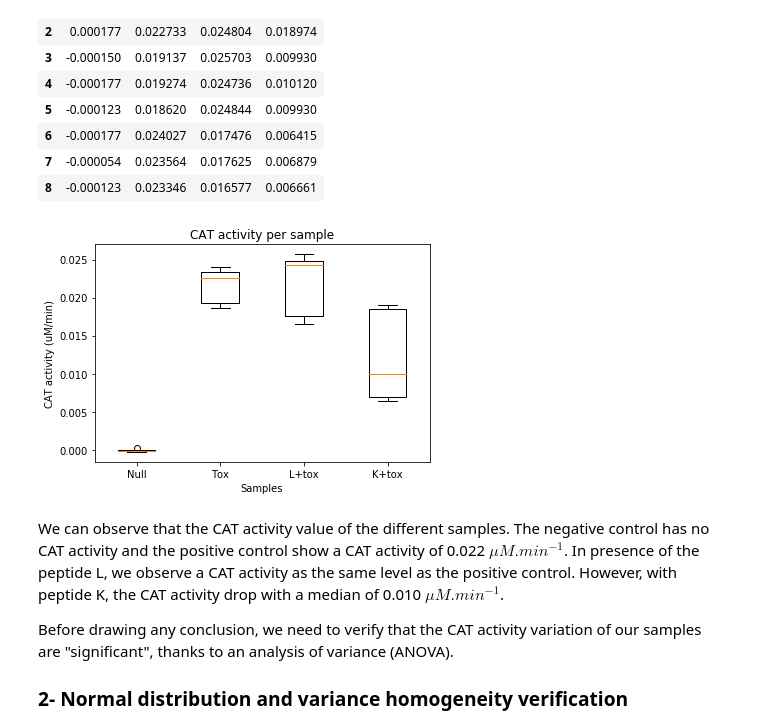
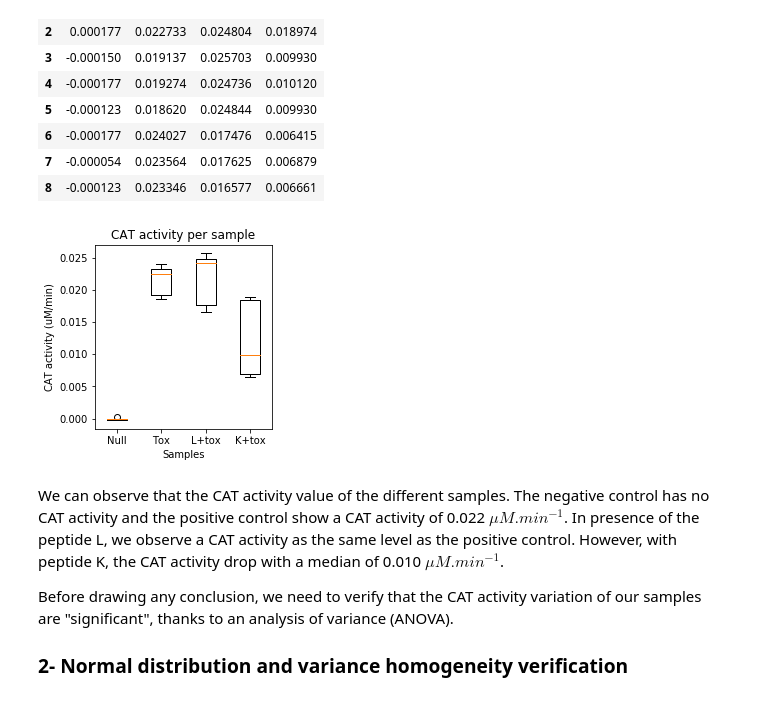
Before and after one commit to teokem/project-work-2018-CamilleAny, a Jupyter notebook: ANOVA_TOXCAT.ipynb, the cells around one changed output. Saved outputs shown, nothing was run; the diff lists cells and outputs as text; code cells hidden in the pictures.

```diff
--- a/ANOVA_TOXCAT.ipynb
+++ b/ANOVA_TOXCAT.ipynb
@@ -246,22 +264,25 @@ table_activity
 | 8 | -0.000123 | 0.023346 | 0.016577 | 0.006661 |
 # %%
 ## Boxplot of CAT activity per sample
+fig, ax = plt.subplots()
+fig.set_size_inches(3.50394, 3.50394) #set a width of 89 mm
 
 #data set and sample
 data = (table_activity["Null"], table_activity["Tox"], table_activity["L_tox"], table_activity["K_tox"])
 
 plt.boxplot(data)
 
 #legend
 plt.xlabel("Samples")
 plt.ylabel("CAT activity (uM/min)")
 plt.title("CAT activity per sample")
 plt.xticks([1, 2, 3, 4], ['Null', 'Tox', 'L+tox', 'K+tox'])
 
+plt.tight_layout()
 plt.savefig('result/activity_boxplot',dpi=300)
 plt.show()
 # %% [output]
-[figure, old version]
+[figure, new version]
 # %% [markdown]
 We can observe that the CAT activity value of the different samples. The negative control has no CAT activity and the positive control show a CAT activity of 0.022 $\mu M.min^{-1}$. In presence of the peptide L, we observe a CAT activity as the same level as the positive control. However, with peptide K, the CAT activity drop with a median of 0.010 $\mu M.min^{-1}$.
 
```
Also changed, not shown: parts of 4 cells of this notebook, 4 other files.
